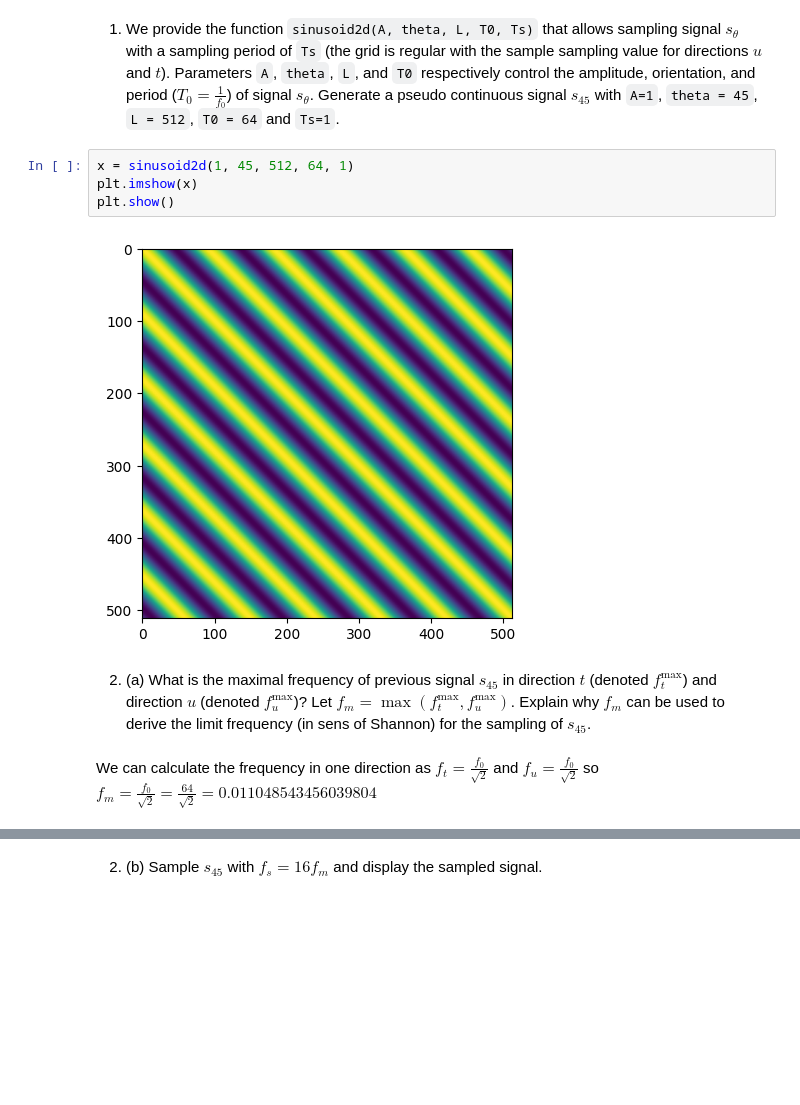
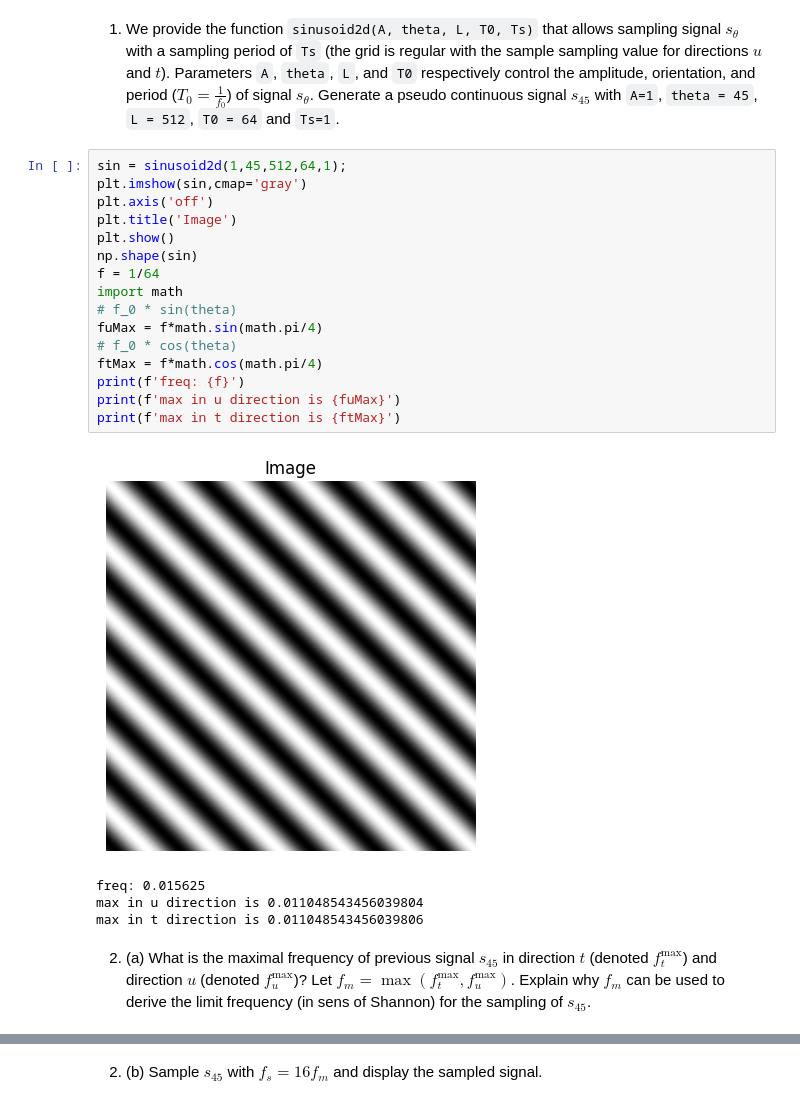
Before and after one commit to andrewerf/BIMA, a Jupyter notebook: TME3/TME3_Cosentino_Aralov.ipynb, the cells around one changed output, grey strips where cells are left out. Drawn from its saved outputs; the diff is of its cells as text; blank space fills up the shorter version.

```diff
--- a/TME3/TME3_Cosentino_Aralov.ipynb
+++ b/TME3/TME3_Cosentino_Aralov.ipynb
@@ -78,12 +81,25 @@ def surf(Z,title=None):
 # %% [markdown]
 1. We provide the function `sinusoid2d(A, theta, L, T0, Ts)` that allows sampling signal $s_\theta$ with a sampling period of `Ts` (the grid is regular with the sample sampling value for directions $u$ and $t$). Parameters `A`, `theta`, `L`, and `T0` respectively control the amplitude, orientation, and period ($T_0=\frac1{f_0}$) of signal $s_\theta$. Generate a pseudo continuous signal $s_{45}$ with `A=1`, `theta = 45`, `L = 512`, `T0 = 64` and `Ts=1`.
-# %%
-x = sinusoid2d(1, 45, 512, 64, 1)
-plt.imshow(x)
-plt.show()
-# %% [output]
-[figure, removed]
+# %%
+sin = sinusoid2d(1,45,512,64,1);
+plt.imshow(sin,cmap='gray')
+plt.axis('off')
+plt.title('Image')
+plt.show()
+np.shape(sin)
+f = 1/64
+import math
+# f_0 * sin(theta)
+fuMax = f*math.sin(math.pi/4)
+# f_0 * cos(theta)
+ftMax = f*math.cos(math.pi/4)
+print(f'freq: {f}')
+print(f'max in u direction is {fuMax}')
+print(f'max in t direction is {ftMax}')
+# %% [output]
+[figure, added]
+freq: 0.015625
+max in u direction is 0.011048543456039804
+max in t direction is 0.011048543456039806
 # %% [markdown]
 2. (a) What is the maximal frequency of previous signal $s_{45}$ in direction $t$ (denoted $f_t^{\text{max}}$) and direction $u$ (denoted $f_u^{\text{max}}$)? Let $f_m = \max(f_t^{\text{max}},f_u^{\text{max}})$. Explain why $f_m$ can be used to derive the limit frequency (in sens of Shannon) for the sampling of $s_{45}$.
-# %% [markdown]
-We can calculate the frequency in one direction as $f_t = \frac{f_0}{\sqrt{2}}$ and $f_u = \frac{f_0}{\sqrt{2}}$ so $f_m = \frac{f_0}{\sqrt{2}} = \frac{64}{\sqrt{2}} = 0.011048543456039804$
```
Also changed, not shown: parts of 32 cells of this notebook.
